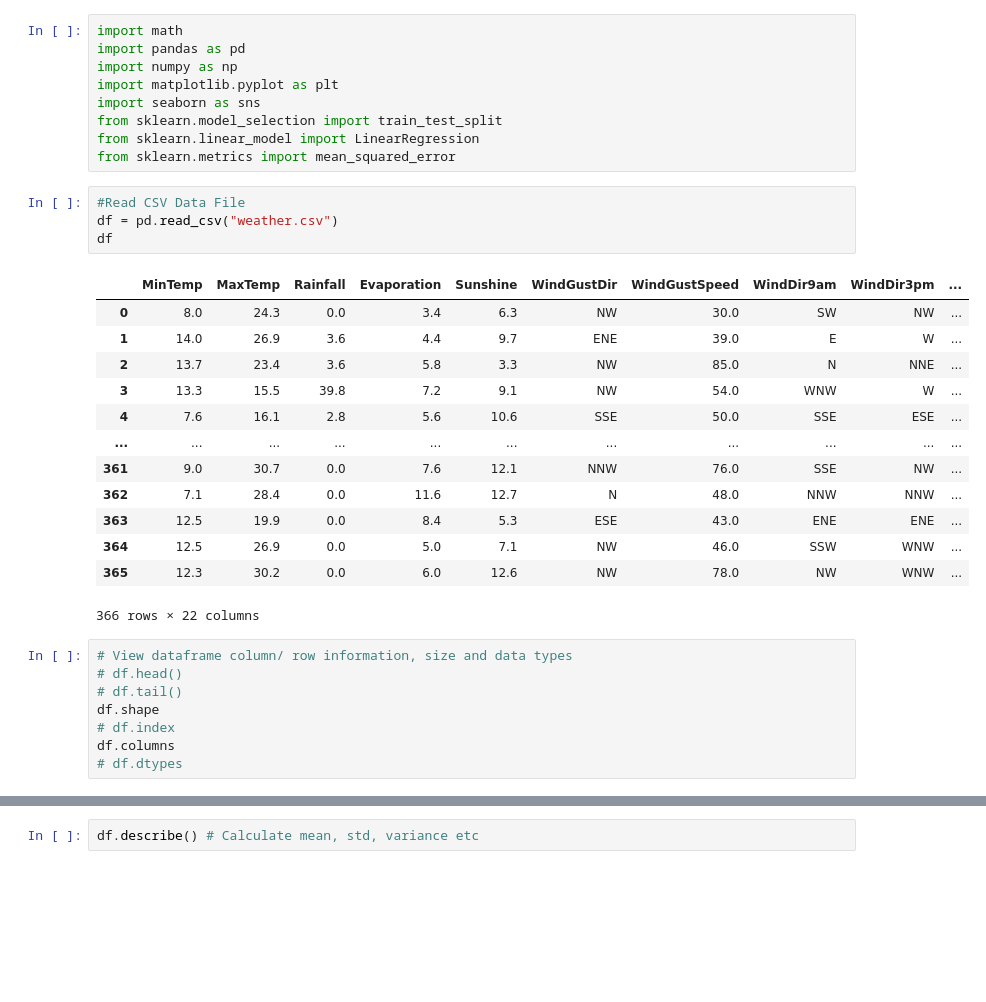
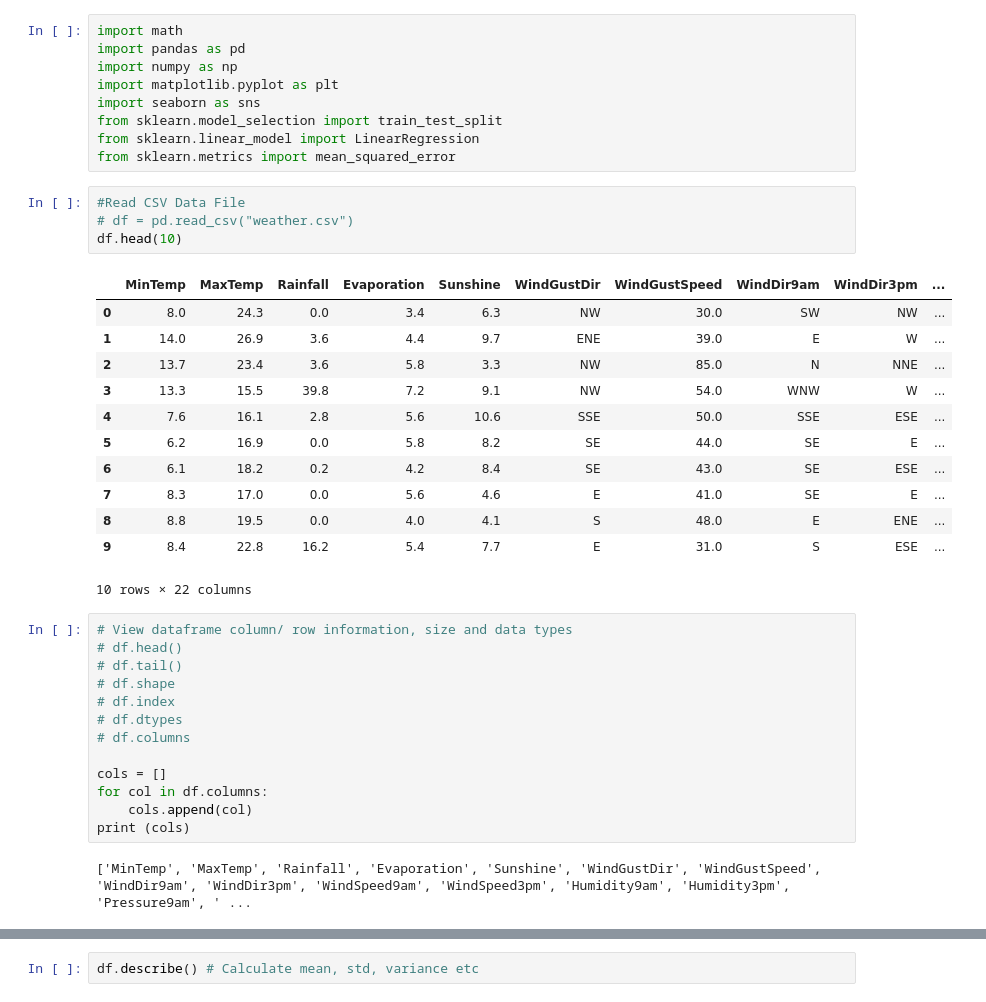
Before and after one commit to AllanMogley/02-Data-Science-Works, a Jupyter notebook: 04 Data Exploration/Data Works.ipynb, the cells around one changed output, grey strips where cells are left out. Cells and saved outputs as stored; diff of their text form; blank space fills up the shorter version.

```diff
--- a/04 Data Exploration/Data Works.ipynb
+++ b/04 Data Exploration/Data Works.ipynb
@@ -16,30 +16,36 @@ from sklearn.linear_model import LinearRegression
 from sklearn.metrics import mean_squared_error
 # %%
 #Read CSV Data File
-df = pd.read_csv("weather.csv")
-df
+# df = pd.read_csv("weather.csv")
+df.head(10)
 # %% [output]
 |  | MinTemp | MaxTemp | Rainfall | Evaporation | Sunshine | WindGustDir | WindGustSpeed | WindDir9am | WindDir3pm | ... |
 | 0 | 8.0 | 24.3 | 0.0 | 3.4 | 6.3 | NW | 30.0 | SW | NW | ... |
 | 1 | 14.0 | 26.9 | 3.6 | 4.4 | 9.7 | ENE | 39.0 | E | W | ... |
 | 2 | 13.7 | 23.4 | 3.6 | 5.8 | 3.3 | NW | 85.0 | N | NNE | ... |
 | 3 | 13.3 | 15.5 | 39.8 | 7.2 | 9.1 | NW | 54.0 | WNW | W | ... |
 | 4 | 7.6 | 16.1 | 2.8 | 5.6 | 10.6 | SSE | 50.0 | SSE | ESE | ... |
-| ... | ... | ... | ... | ... | ... | ... | ... | ... | ... | ... |
-| 361 | 9.0 | 30.7 | 0.0 | 7.6 | 12.1 | NNW | 76.0 | SSE | NW | ... |
-| 362 | 7.1 | 28.4 | 0.0 | 11.6 | 12.7 | N | 48.0 | NNW | NNW | ... |
-| 363 | 12.5 | 19.9 | 0.0 | 8.4 | 5.3 | ESE | 43.0 | ENE | ENE | ... |
-| 364 | 12.5 | 26.9 | 0.0 | 5.0 | 7.1 | NW | 46.0 | SSW | WNW | ... |
-| 365 | 12.3 | 30.2 | 0.0 | 6.0 | 12.6 | NW | 78.0 | NW | WNW | ... |
+| 5 | 6.2 | 16.9 | 0.0 | 5.8 | 8.2 | SE | 44.0 | SE | E | ... |
+| 6 | 6.1 | 18.2 | 0.2 | 4.2 | 8.4 | SE | 43.0 | SE | ESE | ... |
+| 7 | 8.3 | 17.0 | 0.0 | 5.6 | 4.6 | E | 41.0 | SE | E | ... |
+| 8 | 8.8 | 19.5 | 0.0 | 4.0 | 4.1 | S | 48.0 | E | ENE | ... |
+| 9 | 8.4 | 22.8 | 16.2 | 5.4 | 7.7 | E | 31.0 | S | ESE | ... |
-366 rows × 22 columns
+10 rows × 22 columns
 # %%
 # View dataframe column/ row information, size and data types
 # df.head()
 # df.tail()
-df.shape
+# df.shape
 # df.index
-df.columns
 # df.dtypes
+# df.columns
+
+cols = []
+for col in df.columns:
+    cols.append(col)
+print (cols)
+# %% [output]
+['MinTemp', 'MaxTemp', 'Rainfall', 'Evaporation', 'Sunshine', 'WindGustDir', 'WindGustSpeed', 'WindDir9am', 'WindDir3pm', 'WindSpeed9am', 'WindSpeed3pm', 'Humidity9am', 'Humidity3pm', 'Pressure9am', ' ...
 # %%
 df['Rainfall'].unique() # Display non duplicate values (unique) #type:ignore
 df.nunique() # Display a total of unique values
```
Also changed, not shown: parts of 1 cell of this notebook.
